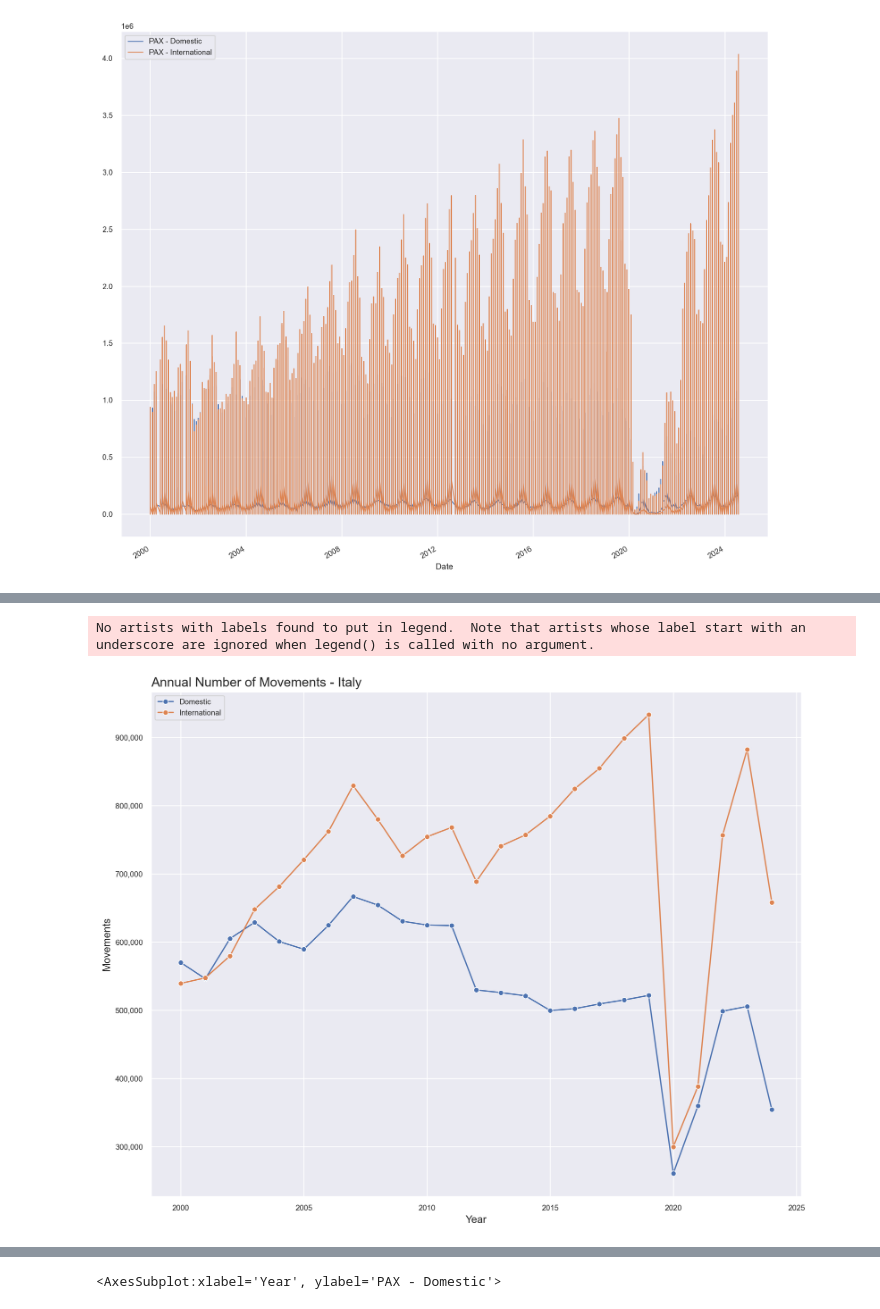
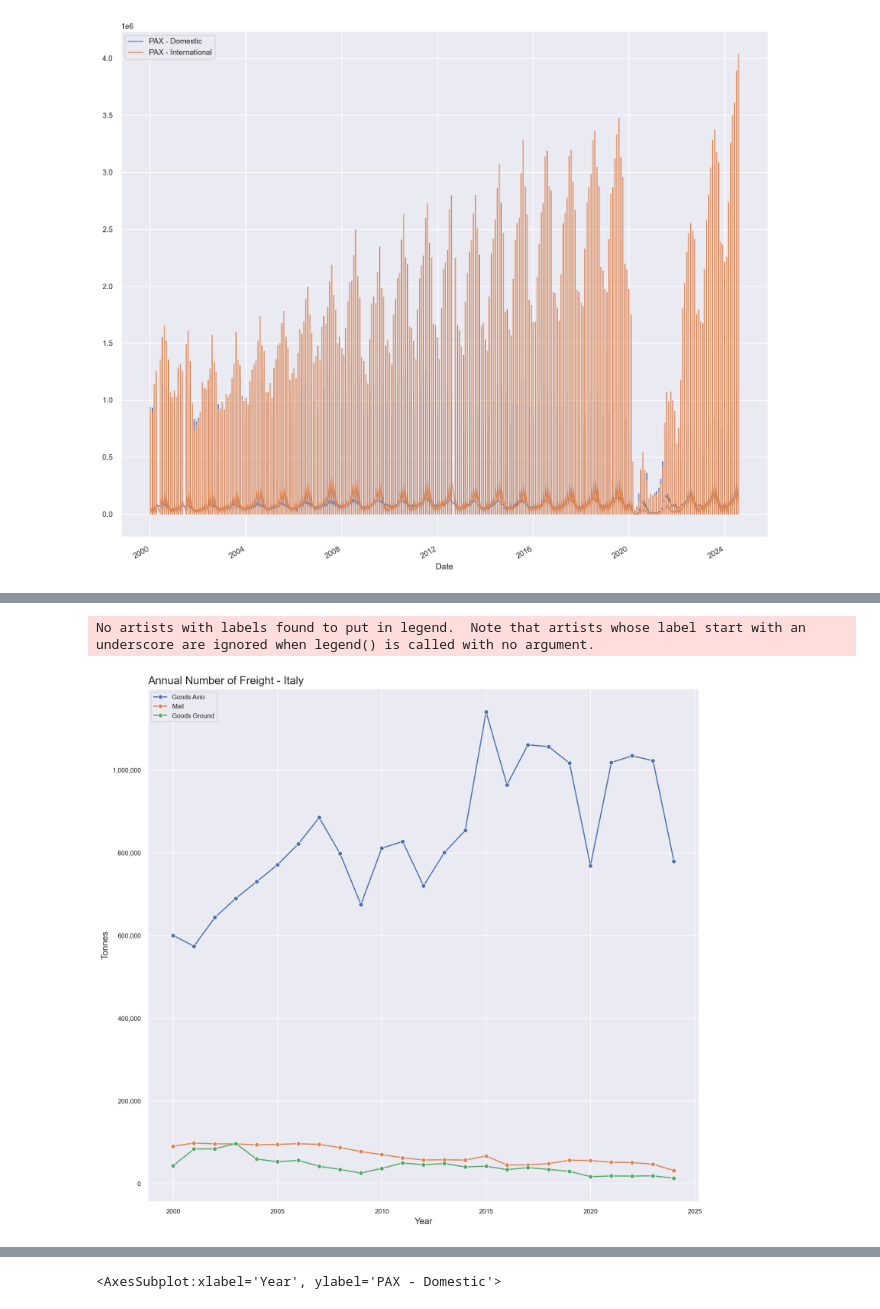
Before and after one commit to fedfioravanti/Italian_Airports, a Jupyter notebook: ItalyAirports_02_EDA.ipynb, the cells around one changed output, grey strips where cells are left out. Cells and saved outputs as stored; diff of their text form; code cells hidden in the pictures.

```diff
--- a/ItalyAirports_02_EDA.ipynb
+++ b/ItalyAirports_02_EDA.ipynb
@@ -161,14 +163,18 @@ df.plot(y = ['PAX - Domestic', 'PAX - International'],
 # %%
-# df['Year'] = df['Date'].dt.month
+# define subsets for aircraft movements
+mov_dom_year = df.groupby('Year')['MOV - Domestic'].sum().reset_index()
+mov_int_year = df.groupby('Year')['MOV - International'].sum().reset_index()
+mov_EU_year = df.groupby('Year')['MOV - EU'].sum().reset_index()
+mov_gen_year = df.groupby('Year')['MOV - General Avio'].sum().reset_index()
 
 # define subsets for passengers
 pax_dom_year = df.groupby('Year')['PAX - Domestic'].sum().reset_index()
 pax_int_year = df.groupby('Year')['PAX - International'].sum().reset_index()
-
-# define subsets for aircraft movements
-mov_dom_year = df.groupby('Year')['MOV - Domestic'].sum().reset_index()
-mov_int_year = df.groupby('Year')['MOV - International'].sum().reset_index()
+pax_EU_year = df.groupby('Year')['PAX - EU'].sum().reset_index()
+pax_trs_year = df.groupby('Year')['PAX - Transit'].sum().reset_index()
+pax_gen_year = df.groupby('Year')['PAX - General Avio'].sum().reset_index()
 
 # define subsets for freight
 fre_avio_year = df.groupby('Year')['FRE - Goods Avio'].sum().reset_index()
+fre_grnd_year = df.groupby('Year')['FRE - Goods Ground'].sum().reset_index()
 fre_mail_year = df.groupby('Year')['FRE - Mail'].sum().reset_index()
@@ -193,19 +223,20 @@ No artists with labels found to put in legend.  Note that artists whose label st
 # %%
-# plot the movements time series
-fig, ax = plt.subplots(figsize = (12,10))
-plt.title('Annual Number of Movements - Italy', loc='left', fontsize = 15)
+# plot the freight time series
+fig, ax = plt.subplots(figsize = (12,12))
+plt.title('Annual Number of Freight - Italy', loc='left', fontsize = 15)
 plt.xticks(rotation = 0)
 plt.ticklabel_format(style='plain', axis='y')
-plt.ylabel('Movements', fontsize = 12)
+plt.ylabel('Tonnes', fontsize = 12)
 plt.xlabel('Year', fontsize = 12)
 plt.legend(loc="upper left")
 ax.get_yaxis().set_major_formatter(tkr.FuncFormatter(lambda x, p: format(int(x), ',')))
 
-sns.lineplot(data=mov_dom_year, x='Year', y='MOV - Domestic', marker='o', label='Domestic')
-sns.lineplot(data=mov_int_year, x='Year', y='MOV - International', marker='o', label='International')
+sns.lineplot(data=fre_avio_year, x='Year', y='FRE - Goods Avio', marker='o', label='Goods Avio')
+sns.lineplot(data=fre_mail_year, x='Year', y='FRE - Mail', marker='o', label='Mail')
+sns.lineplot(data=fre_grnd_year, x='Year', y='FRE - Goods Ground', marker='o', label='Goods Ground')
 
 plt.legend(loc="upper left")
 plt.show()
 # %% [output]
 No artists with labels found to put in legend.  Note that artists whose label start with an underscore are ignored when legend() is called with no argument.
-[figure, old version]
+[figure, new version]
```
Also changed, not shown: parts of 4 cells of this notebook.
